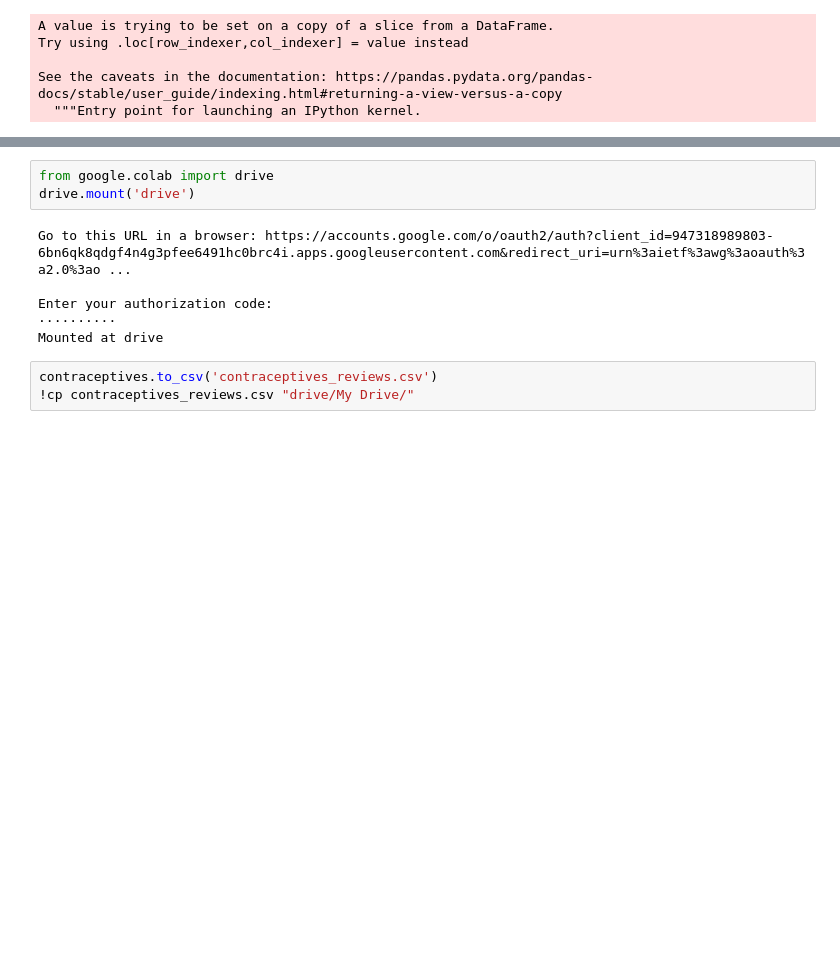
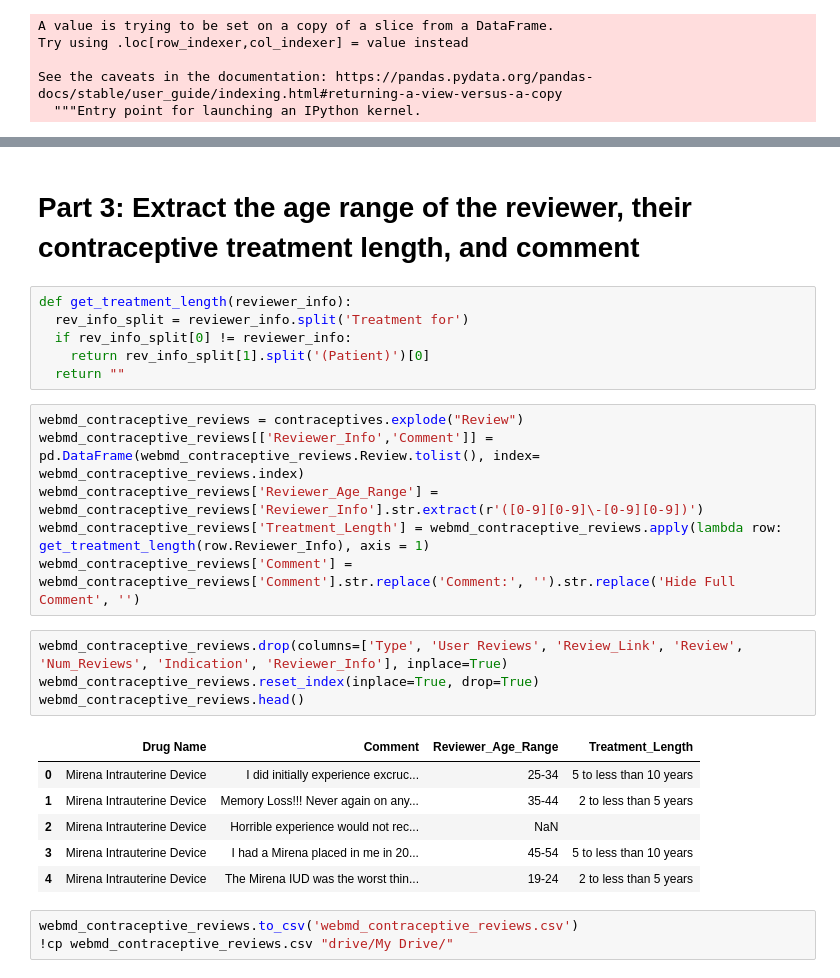
Before and after one commit to kmart67/data_100_contraceptive_final_proj, a Jupyter notebook: Contraceptive_Reviews.ipynb, the cells around one changed output, grey strips where cells are left out. Drawn from its saved outputs; the diff is of its cells as text; blank space fills up the shorter version.

Commit message:
Final notebook that extracts a list of contraceptives on WebMD and saves their reviews into webmd_contraceptive_reviews.csv

```diff
--- a/Contraceptive_Reviews.ipynb
+++ b/Contraceptive_Reviews.ipynb
@@ -124,15 +109,31 @@ contraceptives.head()
 | 2 | YAZ | On Label | RX | 683 Reviews | https://www.webmd.com/drugs/drugr... | 683 | [[Reviewer: Tish, 35-44 on Treatm... |
 | 3 | Tri-Sprintec | On Label | RX | 640 Reviews | https://www.webmd.com/drugs/drugr... | 640 | [[Reviewer: 35-44 Female on Treat... |
 | 4 | Loestrin 24 Fe tablet | On Label | RX | 620 Reviews | https://www.webmd.com/drugs/drugr... | 620 | [[Reviewer: NV, 35-44 Female on T... |
-# %%
-from google.colab import drive
-drive.mount('drive')
-# %% [output]
-Go to this URL in a browser: https://accounts.google.com/o/oauth2/auth?client_id=947318989803-6bn6qk8qdgf4n4g3pfee6491hc0brc4i.apps.googleusercontent.com&redirect_uri=urn%3aietf%3awg%3aoauth%3a2.0%3ao ...
-
-Enter your authorization code:
-··········
-Mounted at drive
+# %% [markdown]
+# Part 3: Extract the age range of the reviewer, their contraceptive treatment length, and comment
+# %%
+def get_treatment_length(reviewer_info):
+  rev_info_split = reviewer_info.split('Treatment for')
+  if rev_info_split[0] != reviewer_info:
+    return rev_info_split[1].split('(Patient)')[0]
+  return ""
+# %%
+webmd_contraceptive_reviews = contraceptives.explode("Review")
+webmd_contraceptive_reviews[['Reviewer_Info','Comment']] = pd.DataFrame(webmd_contraceptive_reviews.Review.tolist(), index= webmd_contraceptive_reviews.index)
+webmd_contraceptive_reviews['Reviewer_Age_Range'] = webmd_contraceptive_reviews['Reviewer_Info'].str.extract(r'([0-9][0-9]\-[0-9][0-9])')
+webmd_contraceptive_reviews['Treatment_Length'] = webmd_contraceptive_reviews.apply(lambda row: get_treatment_length(row.Reviewer_Info), axis = 1)
+webmd_contraceptive_reviews['Comment'] = webmd_contraceptive_reviews['Comment'].str.replace('Comment:', '').str.replace('Hide Full Comment', '')
+# %%
+webmd_contraceptive_reviews.drop(columns=['Type', 'User Reviews', 'Review_Link', 'Review', 'Num_Reviews', 'Indication', 'Reviewer_Info'], inplace=True)
+webmd_contraceptive_reviews.reset_index(inplace=True, drop=True)
+webmd_contraceptive_reviews.head()
+# %% [output]
+|  | Drug Name | Comment | Reviewer_Age_Range | Treatment_Length |
+| 0 | Mirena Intrauterine Device | I did initially experience excruc... | 25-34 | 5 to less than 10 years |
+| 1 | Mirena Intrauterine Device | Memory Loss!!! Never again on any... | 35-44 | 2 to less than 5 years |
+| 2 | Mirena Intrauterine Device | Horrible experience would not rec... | NaN |  |
+| 3 | Mirena Intrauterine Device | I had a Mirena placed in me in 20... | 45-54 | 5 to less than 10 years |
+| 4 | Mirena Intrauterine Device | The Mirena IUD was the worst thin... | 19-24 | 2 to less than 5 years |
 # %%
-contraceptives.to_csv('contraceptives_reviews.csv')
-!cp contraceptives_reviews.csv "drive/My Drive/"
+webmd_contraceptive_reviews.to_csv('webmd_contraceptive_reviews.csv')
+!cp webmd_contraceptive_reviews.csv "drive/My Drive/"
```
Also changed, not shown: parts of 12 cells of this notebook.
